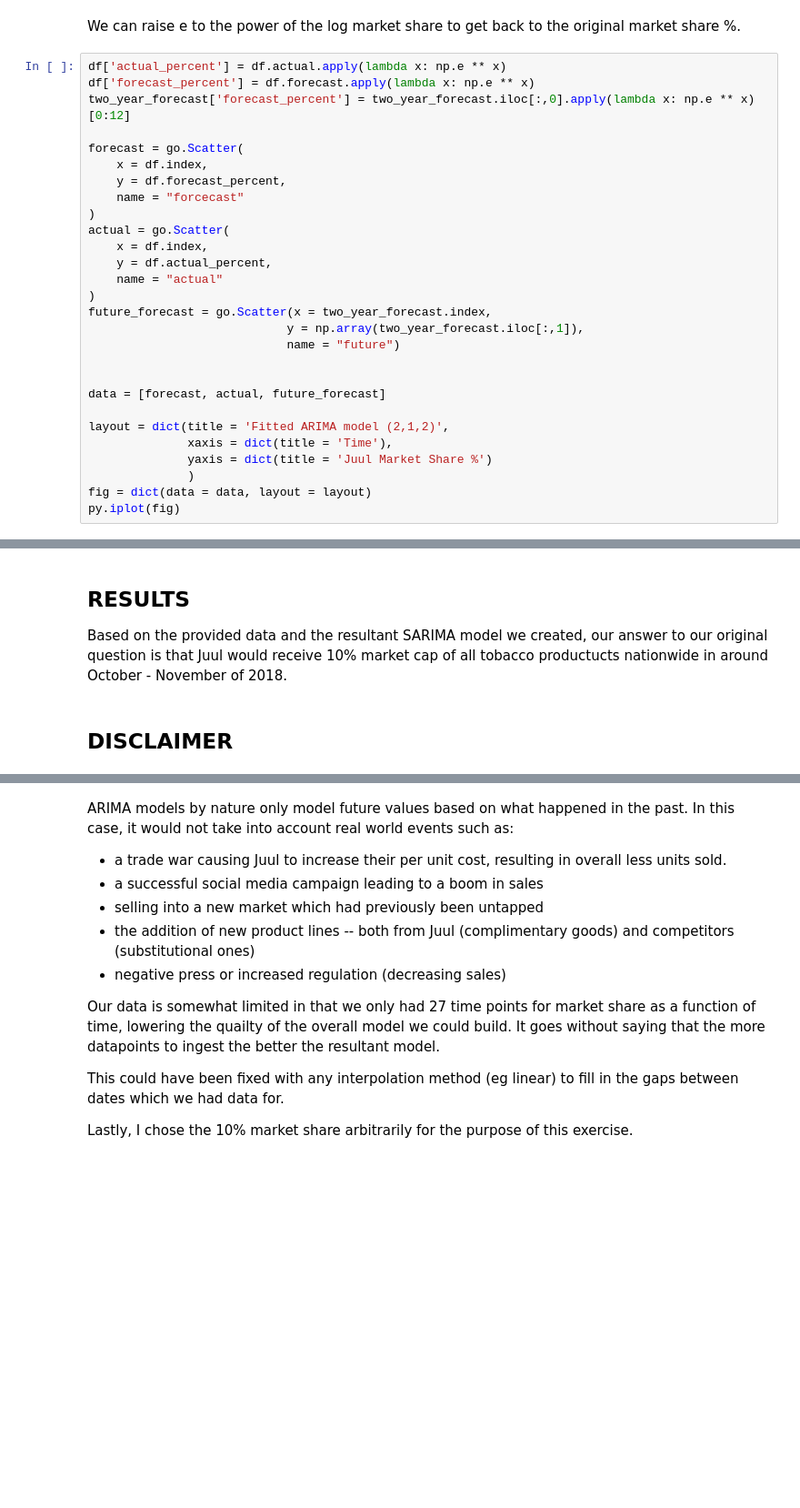
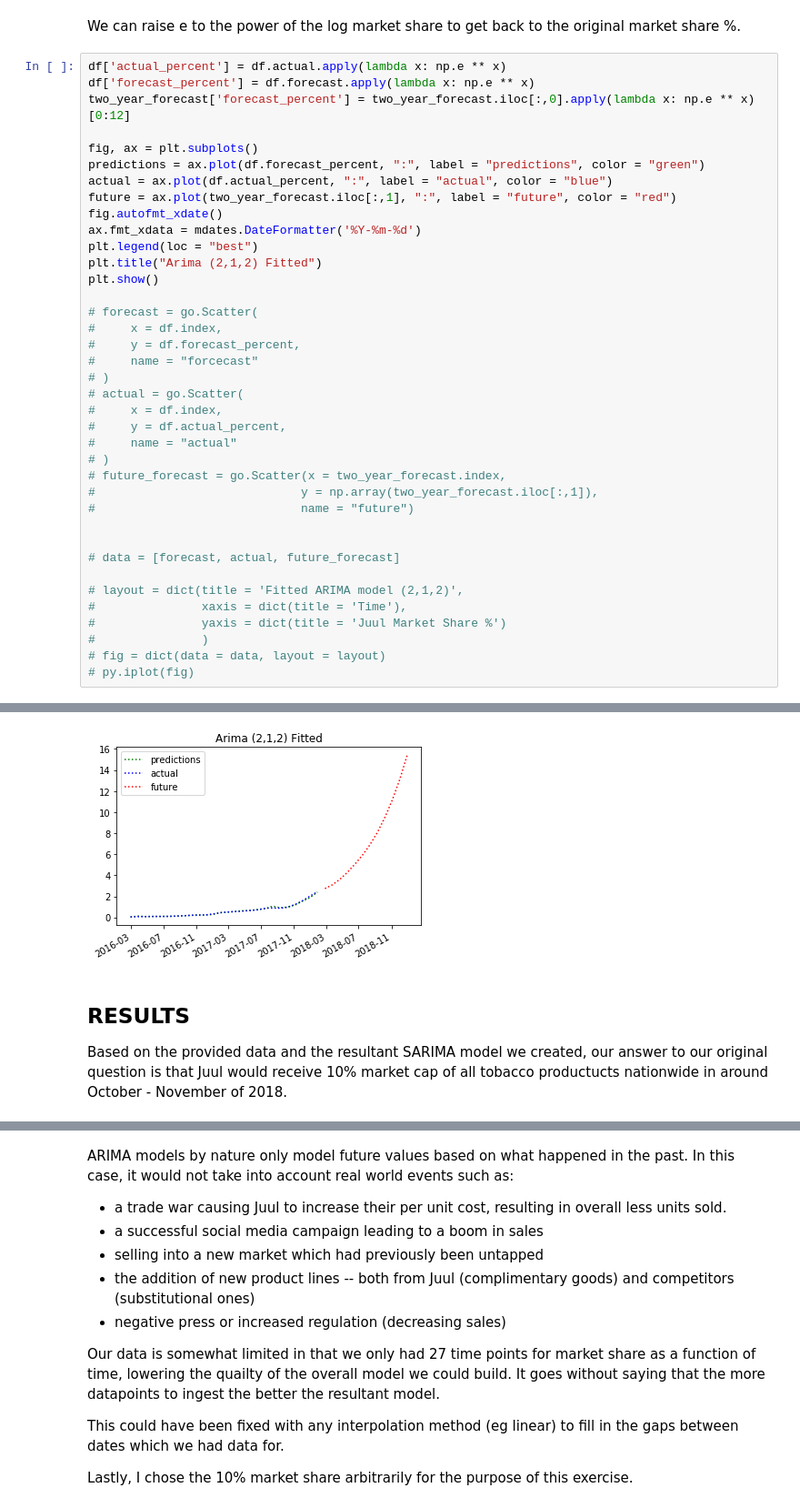
Before and after one commit to nlecks427/juul_assignment, a Jupyter notebook: final.ipynb, the cells around one changed output, grey strips where cells are left out. Shown at 91% size. Saved outputs shown, nothing was run; the diff lists cells and outputs as text; blank space fills up the shorter version.

```diff
--- a/final.ipynb
+++ b/final.ipynb
@@ -334,27 +354,37 @@ df['actual_percent'] = df.actual.apply(lambda x: np.e ** x)
 df['forecast_percent'] = df.forecast.apply(lambda x: np.e ** x)
 two_year_forecast['forecast_percent'] = two_year_forecast.iloc[:,0].apply(lambda x: np.e ** x)[0:12]
 
-forecast = go.Scatter(
-    x = df.index,
-    y = df.forecast_percent,
-    name = "forcecast"
-)
-actual = go.Scatter(
-    x = df.index,
-    y = df.actual_percent,
-    name = "actual"
-)
-future_forecast = go.Scatter(x = two_year_forecast.index,
-                            y = np.array(two_year_forecast.iloc[:,1]),
-                            name = "future")
+fig, ax = plt.subplots()
+predictions = ax.plot(df.forecast_percent, ":", label = "predictions", color = "green")
+actual = ax.plot(df.actual_percent, ":", label = "actual", color = "blue")
+future = ax.plot(two_year_forecast.iloc[:,1], ":", label = "future", color = "red")
+fig.autofmt_xdate()
+ax.fmt_xdata = mdates.DateFormatter('%Y-%m-%d')
+plt.legend(loc = "best")
+plt.title("Arima (2,1,2) Fitted")
+plt.show()
+
+# forecast = go.Scatter(
+#     x = df.index,
+#     y = df.forecast_percent,
+#     name = "forcecast"
+# )
+# actual = go.Scatter(
+#     x = df.index,
+#     y = df.actual_percent,
+#     name = "actual"
+# )
+# future_forecast = go.Scatter(x = two_year_forecast.index,
+#                             y = np.array(two_year_forecast.iloc[:,1]),
+#                             name = "future")
 
 
-data = [forecast, actual, future_forecast]
+# data = [forecast, actual, future_forecast]
 
-layout = dict(title = 'Fitted ARIMA model (2,1,2)',
-              xaxis = dict(title = 'Time'),
-              yaxis = dict(title = 'Juul Market Share %')
-              )
-fig = dict(data = data, layout = layout)
-py.iplot(fig)
+# layout = dict(title = 'Fitted ARIMA model (2,1,2)',
+#               xaxis = dict(title = 'Time'),
+#               yaxis = dict(title = 'Juul Market Share %')
+#               )
+# fig = dict(data = data, layout = layout)
+# py.iplot(fig)
 # %% [output]
@@ -362,5 +391,4 @@ py.iplot(fig)
+[figure, added]
 # %% [markdown]
 ## RESULTS
 Based on the provided data and the resultant SARIMA model we created, our answer to our original question is that Juul would receive 10% market cap of all tobacco productucts nationwide in around October - November of 2018.
-# %% [markdown]
-## DISCLAIMER
```
Also changed, not shown: parts of 4 cells of this notebook.
